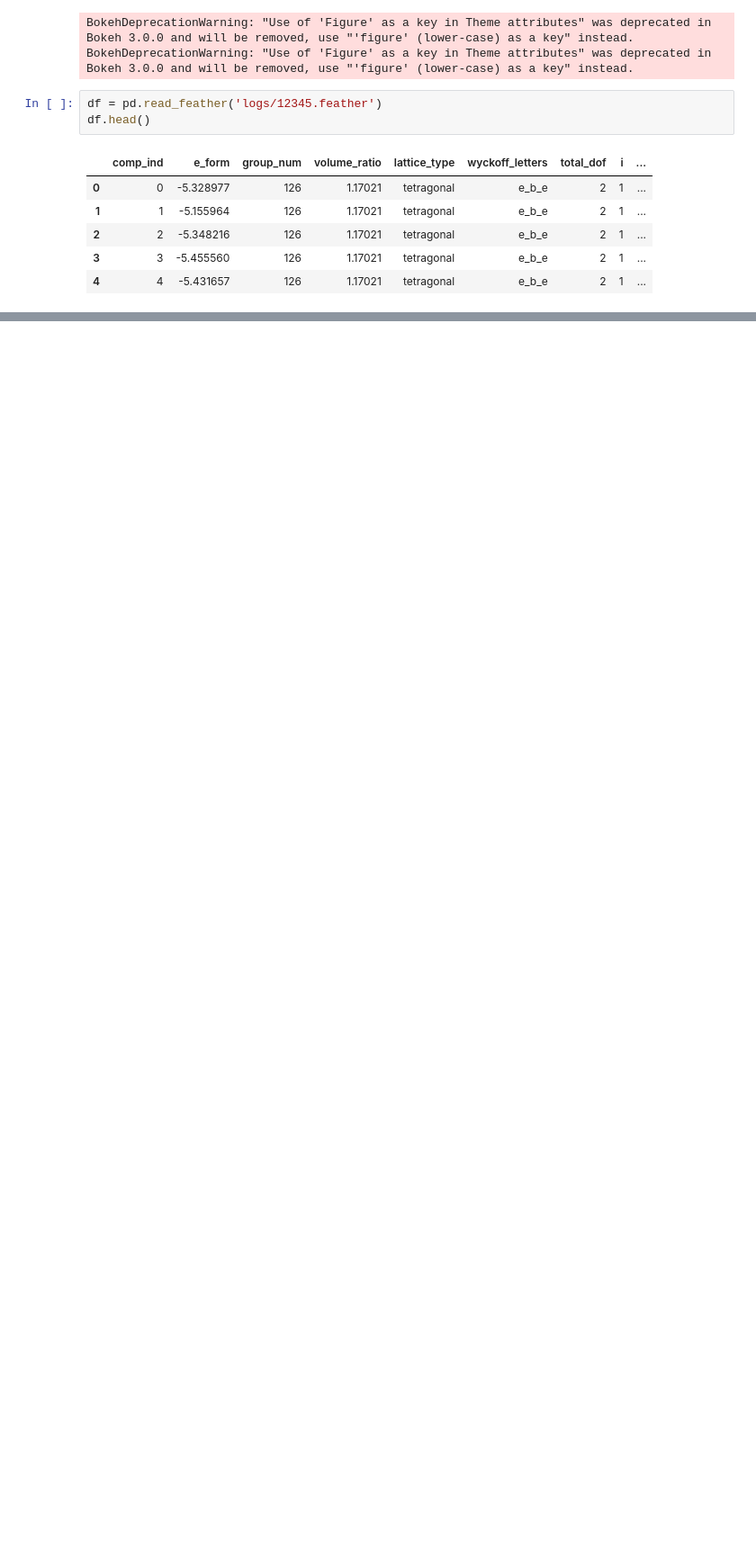
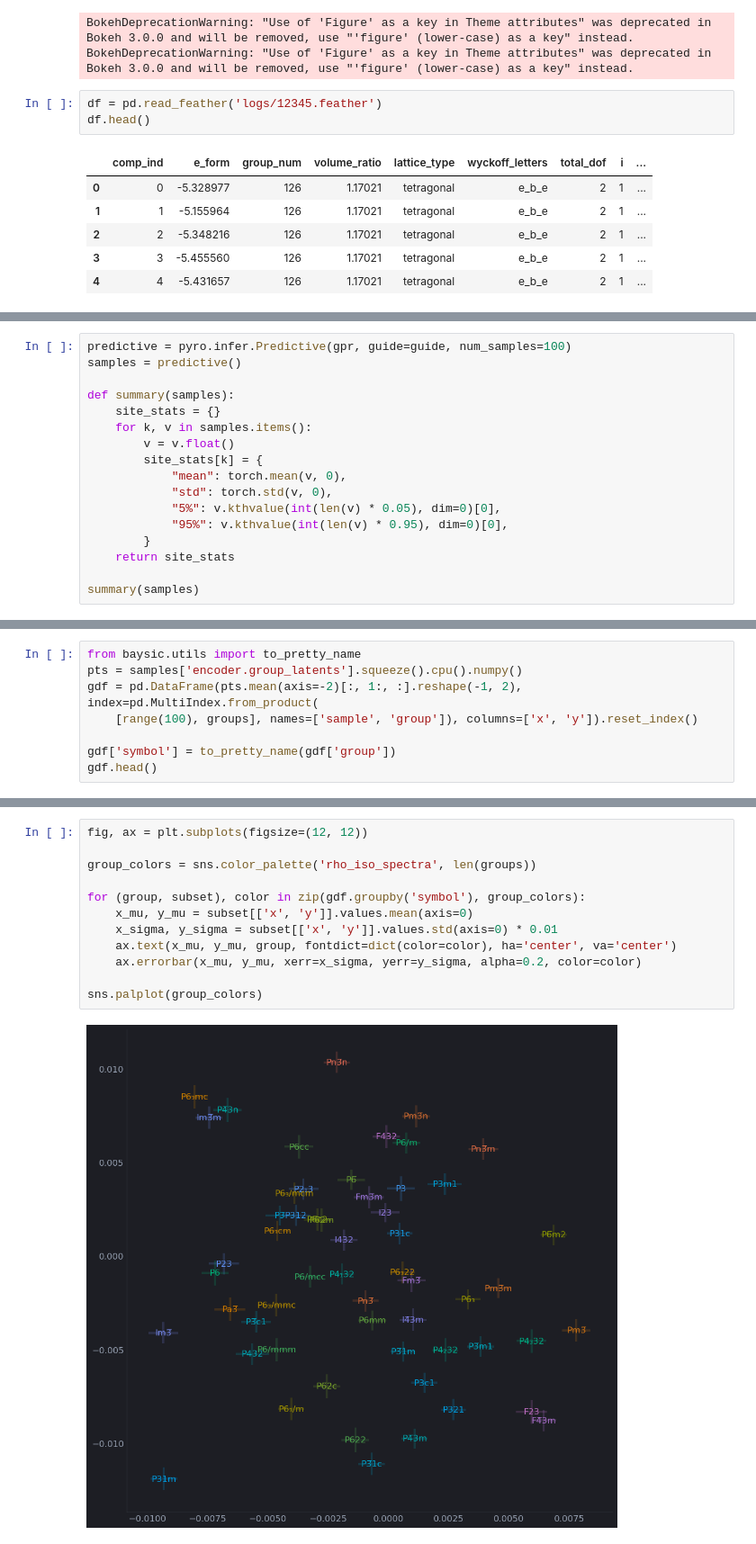
Before and after one commit to nicholas-miklaucic/baysic, a Jupyter notebook: group-latents.ipynb, the cells around one changed output, grey strips where cells are left out. Shown at 90% size. Drawn from its saved outputs; the diff is of its cells as text; blank space fills up the shorter version.

Commit message:
Pretty cool, not gonna lie.....

```diff
--- a/group-latents.ipynb
+++ b/group-latents.ipynb
@@ -193,0 +252,17 @@ y_scaled = (y - y.mean()) / y.std()
+# %%
+predictive = pyro.infer.Predictive(gpr, guide=guide, num_samples=100)
+samples = predictive()
+
+def summary(samples):
+    site_stats = {}
+    for k, v in samples.items():
+        v = v.float()
+        site_stats[k] = {
+            "mean": torch.mean(v, 0),
+            "std": torch.std(v, 0),
+            "5%": v.kthvalue(int(len(v) * 0.05), dim=0)[0],
+            "95%": v.kthvalue(int(len(v) * 0.95), dim=0)[0],
+        }
+    return site_stats
+
+summary(samples)
@@ -193,0 +291,8 @@ y_scaled = (y - y.mean()) / y.std()
+# %%
+from baysic.utils import to_pretty_name
+pts = samples['encoder.group_latents'].squeeze().cpu().numpy()
+gdf = pd.DataFrame(pts.mean(axis=-2)[:, 1:, :].reshape(-1, 2), index=pd.MultiIndex.from_product(
+    [range(100), groups], names=['sample', 'group']), columns=['x', 'y']).reset_index()
+
+gdf['symbol'] = to_pretty_name(gdf['group'])
+gdf.head()
@@ -193,0 +306,14 @@ y_scaled = (y - y.mean()) / y.std()
+# %%
+fig, ax = plt.subplots(figsize=(12, 12))
+
+group_colors = sns.color_palette('rho_iso_spectra', len(groups))
+
+for (group, subset), color in zip(gdf.groupby('symbol'), group_colors):
+    x_mu, y_mu = subset[['x', 'y']].values.mean(axis=0)
+    x_sigma, y_sigma = subset[['x', 'y']].values.std(axis=0) * 0.01
+    ax.text(x_mu, y_mu, group, fontdict=dict(color=color), ha='center', va='center')
+    ax.errorbar(x_mu, y_mu, xerr=x_sigma, yerr=y_sigma, alpha=0.2, color=color)
+
+sns.palplot(group_colors)
+# %% [output]
+[figure, added]
```
Also changed, not shown: parts of 20 cells of this notebook.
